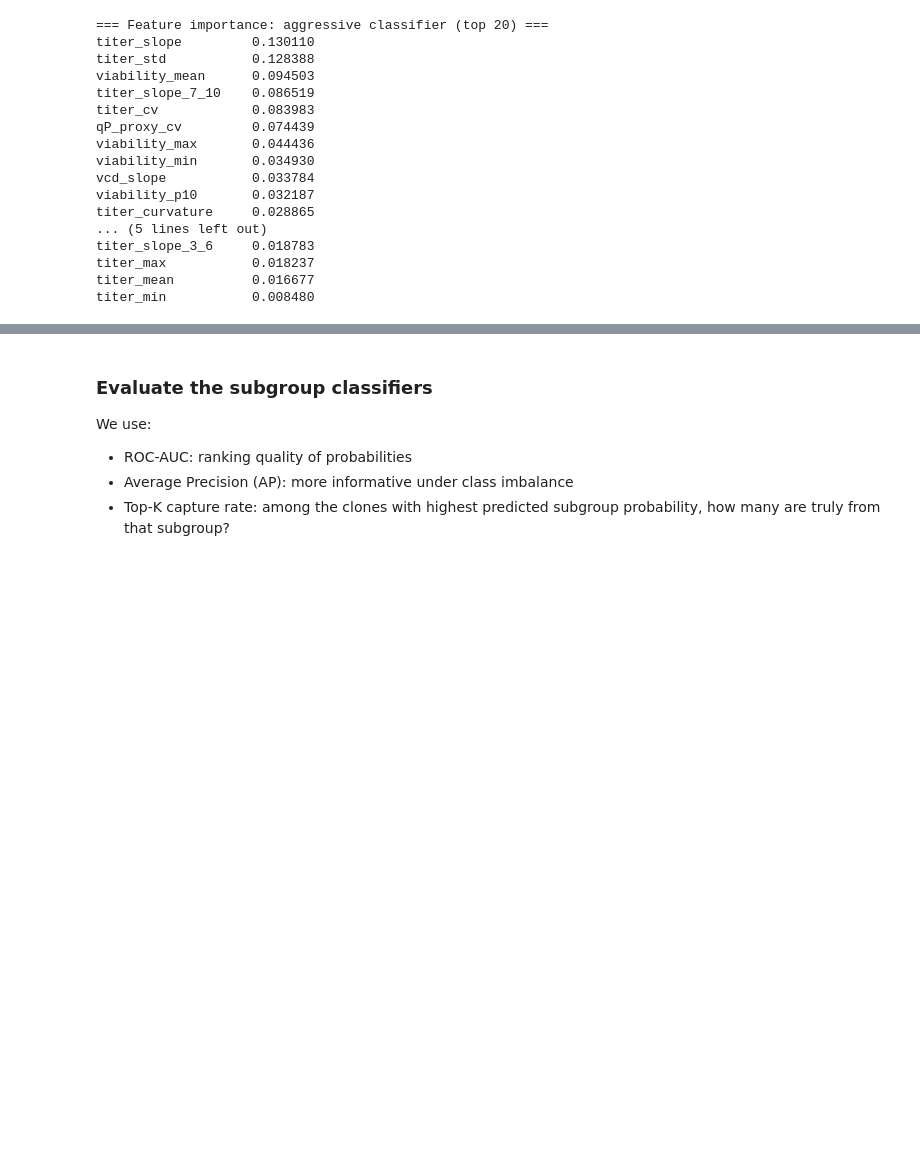
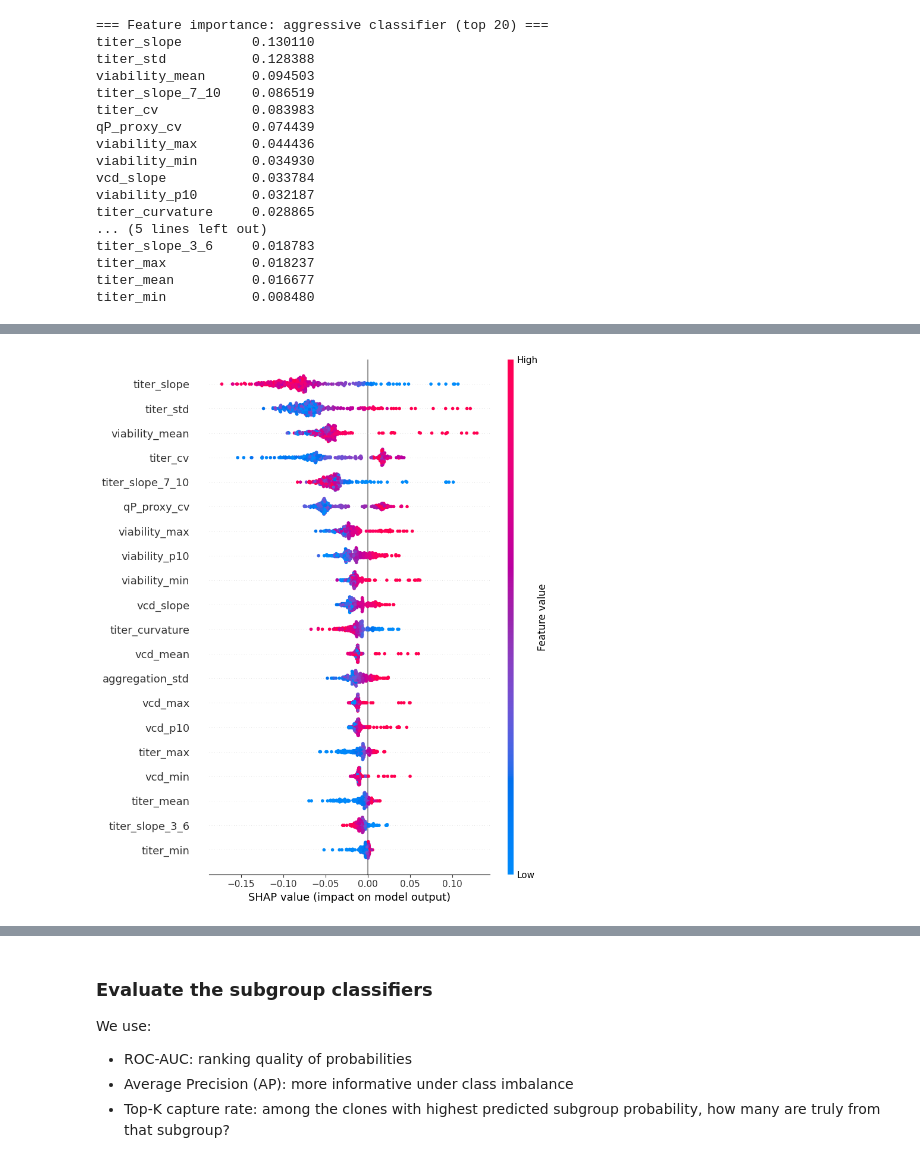
Before and after one commit to Sanghee-L/CLD_ML_PIPELINE, a Jupyter notebook: notebooks/03_Muilti-Objective_Clone_Modeling.ipynb, the cells around one changed output, grey strips where cells are left out. Saved outputs shown, nothing was run; the diff lists cells and outputs as text; code cells hidden in the pictures; blank space fills up the shorter version.

Commit message:
add SHAP at notebook03 and add FP recall metric at notebook04

```diff
--- a/notebooks/03_Muilti-Objective_Clone_Modeling.ipynb
+++ b/notebooks/03_Muilti-Objective_Clone_Modeling.ipynb
@@ -435,0 +530,16 @@ titer_min           0.008480
+# %%
+# --------------------------------------------------
+# SHAP summary plot — aggressive classifier
+# --------------------------------------------------
+
+if rf_aggr is None:
+    print("Aggressive classifier was not trained. Skipping SHAP summary plot.")
+else:
+    shap.summary_plot(
+        shap_values_aggr,
+        X_shap,
+        max_display=20,
+        show=True
+    )
+# %% [output]
+[figure, added]
```
Also changed, not shown: parts of 9 cells of this notebook, 1 other file.
